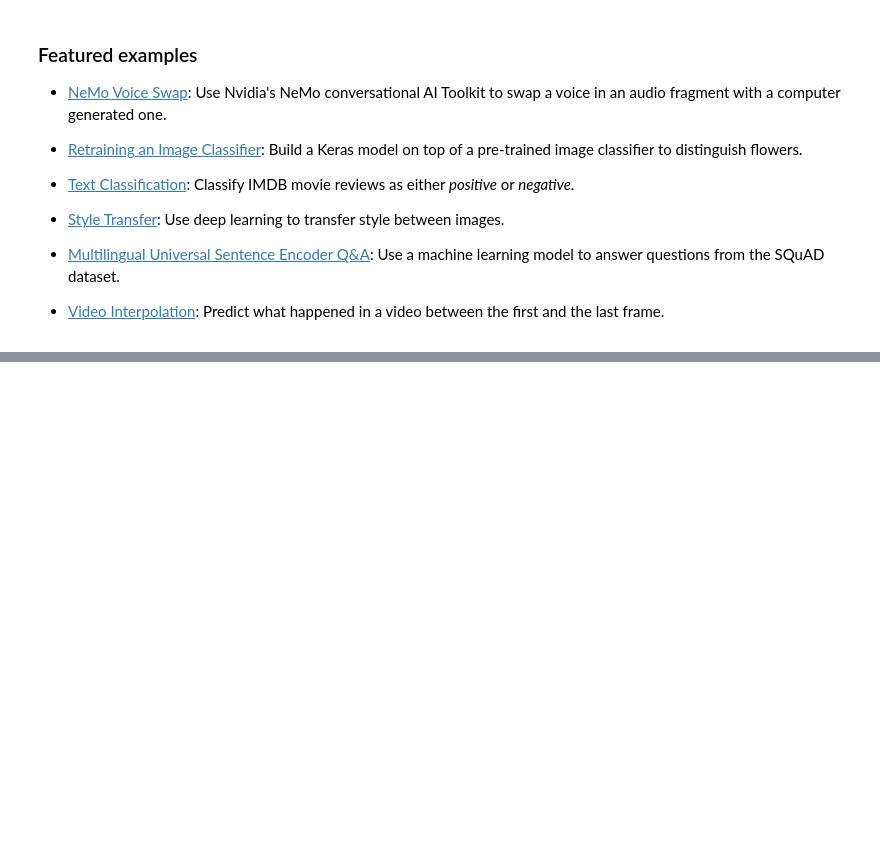
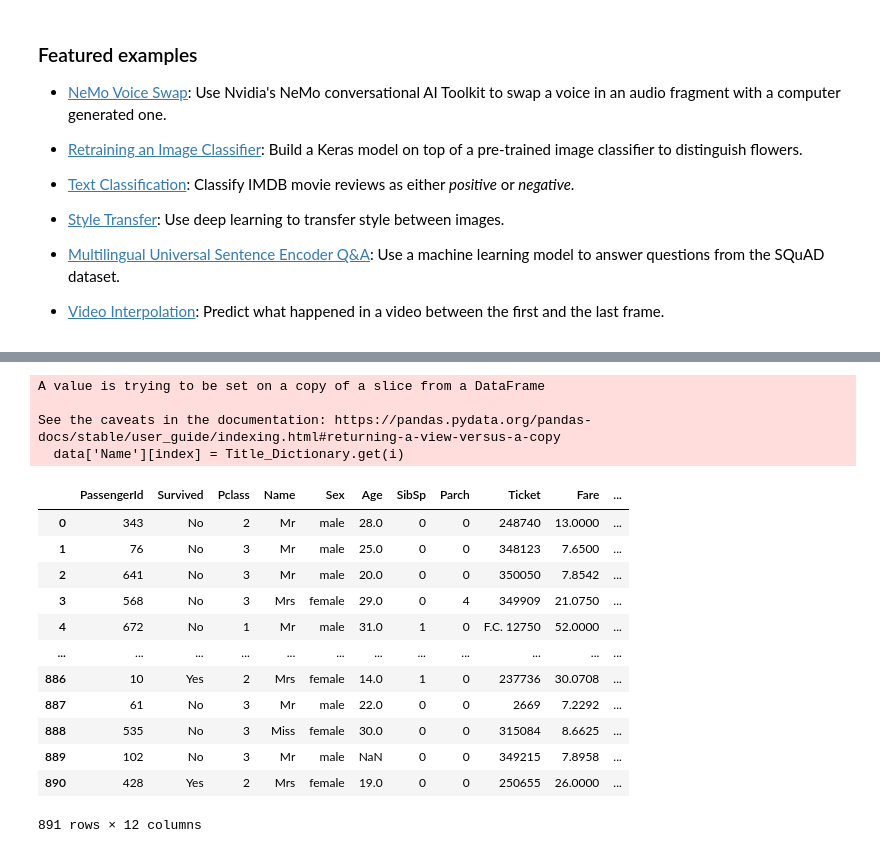
Before and after one commit to moatazMahdi/python, a Jupyter notebook: python/Welcome_To_Colaboratory.ipynb, the cells around one changed output, grey strips where cells are left out. Cells and saved outputs as stored; diff of their text form; code cells hidden in the pictures; blank space fills up the shorter version.

```diff
--- a/python/Welcome_To_Colaboratory.ipynb
+++ b/python/Welcome_To_Colaboratory.ipynb
@@ -173,6 +150,0 @@ for x in range(2000 , 3200):
-# %%
-num = 5
-factorial = 1
-for i in range(1,num + 1):
-       factorial = factorial*i
-print("The factorial of",num,"is",factorial)
@@ -241,0 +215,64 @@ Provide D: 20
+# %%
+Title_Dictionary = {
+
+                    "Capt":       "Officer",
+
+                    "Col":        "Officer",
+
+                    "Major":      "Officer",
+
+                      "Dr":         "Officer",
+
+                    "Rev":        "Officer",
+
+                    "Jonkheer":   "Royalty",
+
+                    "Don":        "Royalty",
+
+                    "Sir" :       "Royalty",
+
+                   "Lady" :      "Royalty",
+
+                  "the Countess": "Royalty",
+
+                    "Dona":       "Royalty",
+
+                    "Mme":        "Miss",
+
+                    "Mlle":       "Miss",
+
+                    "Miss" :      "Miss",
+
+                    "Ms":         "Mrs",
+
+                    "Mr" :        "Mr",
+
+                    "Mrs" :       "Mrs",
+
+                    "Master" :    "Master",
+
+                    }
+for index,row in data.iterrows():
+  for i in Title_Dictionary:
+    if i in row['Name']:
+      data['Name'][index] = Title_Dictionary.get(i)
+
+data
+# %% [output]
+A value is trying to be set on a copy of a slice from a DataFrame
+
+See the caveats in the documentation: https://pandas.pydata.org/pandas-docs/stable/user_guide/indexing.html#returning-a-view-versus-a-copy
+  data['Name'][index] = Title_Dictionary.get(i)
+|  | PassengerId | Survived | Pclass | Name | Sex | Age | SibSp | Parch | Ticket | Fare | ... |
+| 0 | 343 | No | 2 | Mr | male | 28.0 | 0 | 0 | 248740 | 13.0000 | ... |
+| 1 | 76 | No | 3 | Mr | male | 25.0 | 0 | 0 | 348123 | 7.6500 | ... |
+| 2 | 641 | No | 3 | Mr | male | 20.0 | 0 | 0 | 350050 | 7.8542 | ... |
+| 3 | 568 | No | 3 | Mrs | female | 29.0 | 0 | 4 | 349909 | 21.0750 | ... |
+| 4 | 672 | No | 1 | Mr | male | 31.0 | 1 | 0 | F.C. 12750 | 52.0000 | ... |
+| ... | ... | ... | ... | ... | ... | ... | ... | ... | ... | ... | ... |
+| 886 | 10 | Yes | 2 | Mrs | female | 14.0 | 1 | 0 | 237736 | 30.0708 | ... |
+| 887 | 61 | No | 3 | Mr | male | 22.0 | 0 | 0 | 2669 | 7.2292 | ... |
+| 888 | 535 | No | 3 | Miss | female | 30.0 | 0 | 0 | 315084 | 8.6625 | ... |
+| 889 | 102 | No | 3 | Mr | male | NaN | 0 | 0 | 349215 | 7.8958 | ... |
+| 890 | 428 | Yes | 2 | Mrs | female | 19.0 | 0 | 0 | 250655 | 26.0000 | ... |
+891 rows × 12 columns
```
Also changed, not shown: parts of 13 cells of this notebook.
